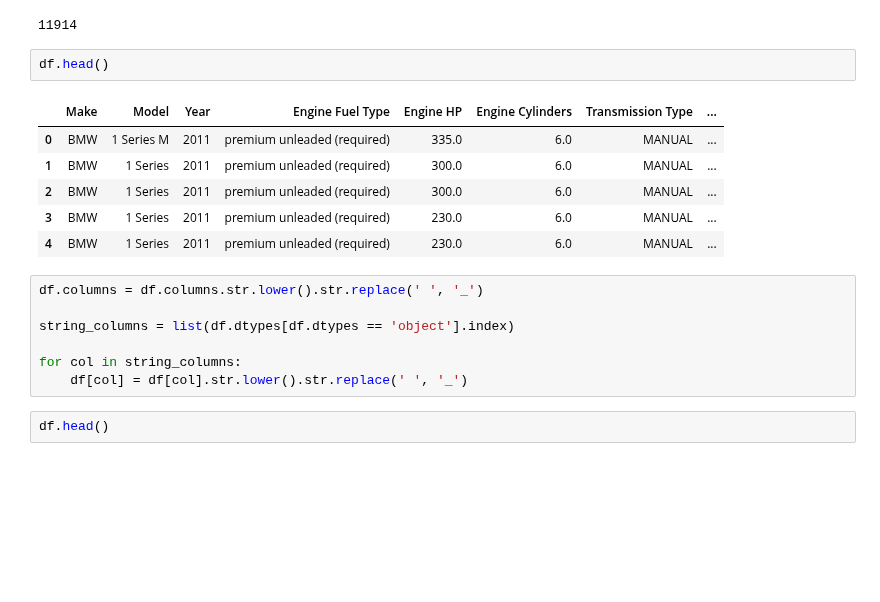
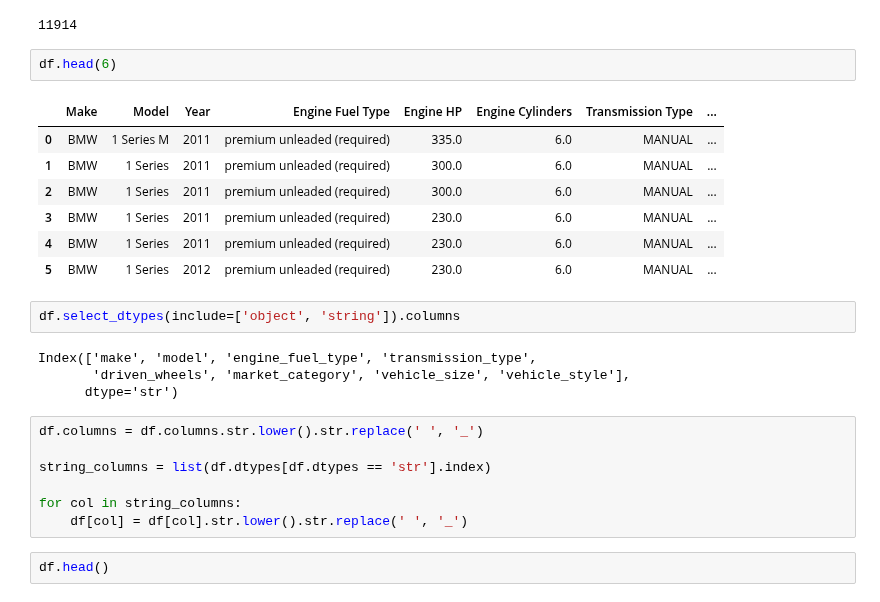
Before and after one commit to alusov/zoomcamp, a Jupyter notebook: 02-regression/02-carprice.ipynb, the cells around one changed output. Saved outputs shown, nothing was run; the diff lists cells and outputs as text; blank space fills up the shorter version.

```diff
--- a/02-regression/02-carprice.ipynb
+++ b/02-regression/02-carprice.ipynb
@@ -11,18 +11,25 @@ len(df)
 # %% [output]
 11914
 # %%
-df.head()
+df.head(6)
 # %% [output]
 |  | Make | Model | Year | Engine Fuel Type | Engine HP | Engine Cylinders | Transmission Type | ... |
 | 0 | BMW | 1 Series M | 2011 | premium unleaded (required) | 335.0 | 6.0 | MANUAL | ... |
 | 1 | BMW | 1 Series | 2011 | premium unleaded (required) | 300.0 | 6.0 | MANUAL | ... |
 | 2 | BMW | 1 Series | 2011 | premium unleaded (required) | 300.0 | 6.0 | MANUAL | ... |
 | 3 | BMW | 1 Series | 2011 | premium unleaded (required) | 230.0 | 6.0 | MANUAL | ... |
 | 4 | BMW | 1 Series | 2011 | premium unleaded (required) | 230.0 | 6.0 | MANUAL | ... |
+| 5 | BMW | 1 Series | 2012 | premium unleaded (required) | 230.0 | 6.0 | MANUAL | ... |
+# %%
+df.select_dtypes(include=['object', 'string']).columns
+# %% [output]
+Index(['make', 'model', 'engine_fuel_type', 'transmission_type',
+       'driven_wheels', 'market_category', 'vehicle_size', 'vehicle_style'],
+      dtype='str')
 # %%
 df.columns = df.columns.str.lower().str.replace(' ', '_')
 
-string_columns = list(df.dtypes[df.dtypes == 'object'].index)
+string_columns = list(df.dtypes[df.dtypes == 'str'].index)
 
 for col in string_columns:
     df[col] = df[col].str.lower().str.replace(' ', '_')
```
Also changed, not shown: 7 other files.
